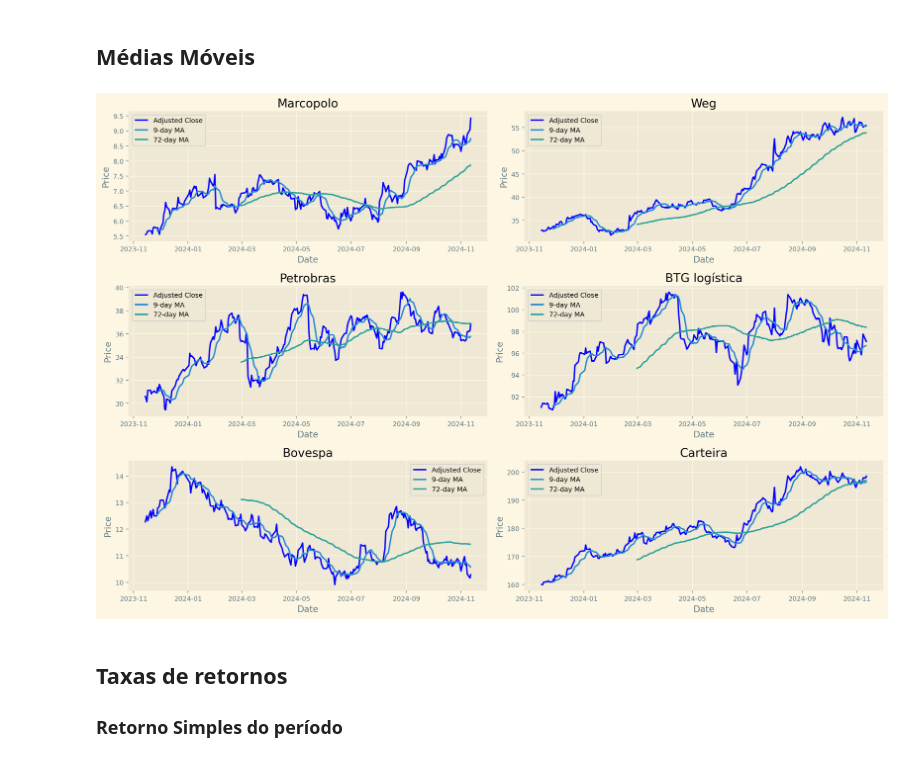
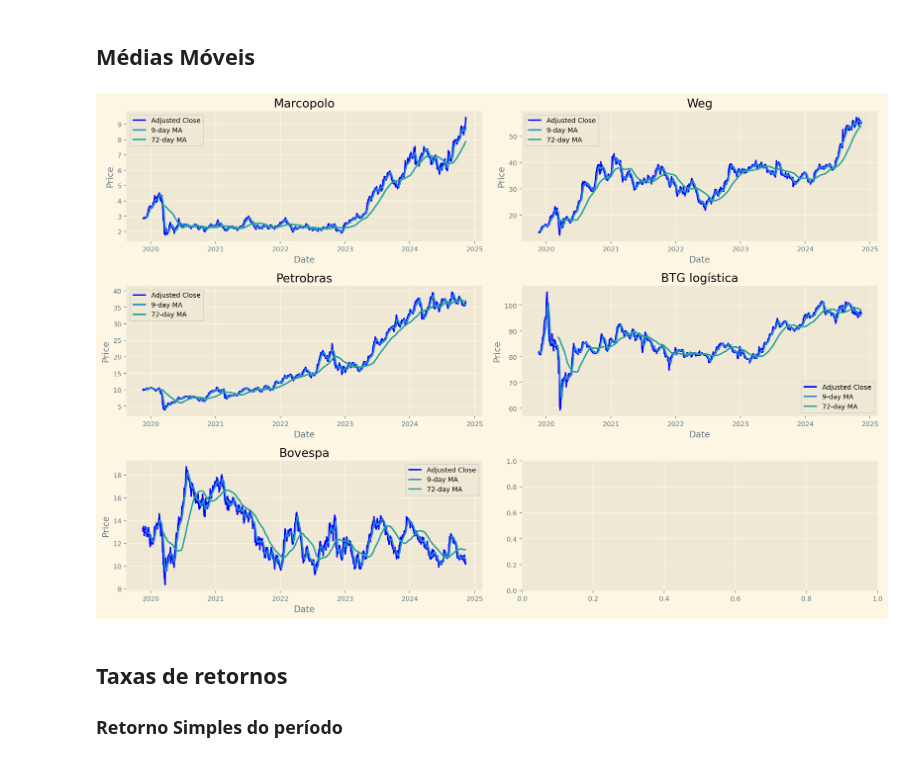
Before and after one commit to filmateus/Dados_Estatistica, a Jupyter notebook: strocks_market_analyses.ipynb, the cells around one changed output. Saved outputs shown, nothing was run; the diff lists cells and outputs as text; code cells hidden in the pictures.

```diff
--- a/strocks_market_analyses.ipynb
+++ b/strocks_market_analyses.ipynb
@@ -29,12 +31,13 @@ from pmdarima.arima import ADFTest
 from sklearn.preprocessing import MinMaxScaler
 # %%
 # Define the date range
-start_date = date.today() - timedelta(days=365)
+start_date = date.today() - timedelta(days=1825)
 end_date = date.today()
 
 # List of stocks and corresponding company names
 stocks = ['POMO4.SA', 'WEGE3.SA', 'PETR4.SA', 'BTLG11.SA', 'B3SA3.SA']
 company_names = ["Marcopolo", "Weg", "Petrobras", "BTG logística", "Bovespa"]
+coluns = company_names.copy()
 
 # Initialize a dictionary to store different types of price data
 price_data_dict = {key: [] for key in ['Adj Close', 'Close', 'High', 'Low', 'Open', 'Volume']}
@@ -70,12 +73,12 @@ for stock_symbol, company_name in zip(stocks, company_names):
 
 # Combine all price type dataframes
 df_adj_close = merge_dataframes(price_data_dict['Adj Close'])
-df_adj_close['Carteira'] = df_adj_close.iloc[:, 1:5].sum(axis=1)
 df_close = merge_dataframes(price_data_dict['Close'])
 df_high = merge_dataframes(price_data_dict['High'])
 df_low = merge_dataframes(price_data_dict['Low'])
 df_open = merge_dataframes(price_data_dict['Open'])
 df_volume = merge_dataframes(price_data_dict['Volume'])
+df_adj_close = df_adj_close.set_index('Date')
 # %% [output]
 [*********************100%***********************]  1 of 1 completed
 [*********************100%***********************]  1 of 1 completed
@@ -185,41 +189,38 @@ def calculate_and_plot_moving_averages(df_adj_close, company_names, ma_days=[9,
     - ma_days (list): List of moving average periods.
     - figsize (tuple): Size of the figure (width, height).
     """
-
+    company_data = df_adj_close.copy()
+    company_data['Carteira'] = company_data.iloc[:, 1:].sum(axis=1)
     # Configurar subplots dinamicamente
     num_companies = len(company_names)
     num_rows = (num_companies + 1) // 2
     fig, axes = plt.subplots(nrows=num_rows, ncols=2, figsize=figsize)
     axes = axes.flatten()  # Flatten para fácil iteração
 
     # Plotar Preço Ajustado e Médias Móveis para cada empresa
     for i, company in enumerate(company_names):
         ax = axes[i]  # Determinar posição do subplot
-        # Filtrar dados para a empresa atual
-        company_data = df_adj_close[['Date', company]].copy()
-        # Plotar o preço ajustado
-        ax.plot(company_data['Date'], company_data[company], label='Adjusted Close', color='blue')
+        ax.plot(company_data.index, company_data[company], label='Adjusted Close', color='blue')
         # Plotar cada média móvel
         for ma in ma_days:
             company_data[f"MA for {ma} days"] = company_data[company].rolling(ma).mean()
-            ax.plot(company_data['Date'], company_data[f"MA for {ma} days"], label=f"{ma}-day MA")
+            ax.plot(company_data.index, company_data[f"MA for {ma} days"], label=f"{ma}-day MA")
         # Customizar o gráfico
         ax.set_title(company)
         ax.set_ylabel('Price')
         ax.set_xlabel('Date')
         ax.legend()
         ax.grid(True)
 
     # Ajustar layout para evitar sobreposição
     fig.tight_layout()
 
     # Mostrar o gráfico
     plt.show()
 
-company_names = ["Marcopolo", "Weg", "Petrobras", "BTG logística", "Bovespa", "Carteira"]
 calculate_and_plot_moving_averages(df_adj_close, company_names)
 # %% [output]
-[figure, old version]
+[figure, new version]
 # %% [markdown]
 ## Taxas de retornos
 
```
Also changed, not shown: parts of 36 cells of this notebook.
